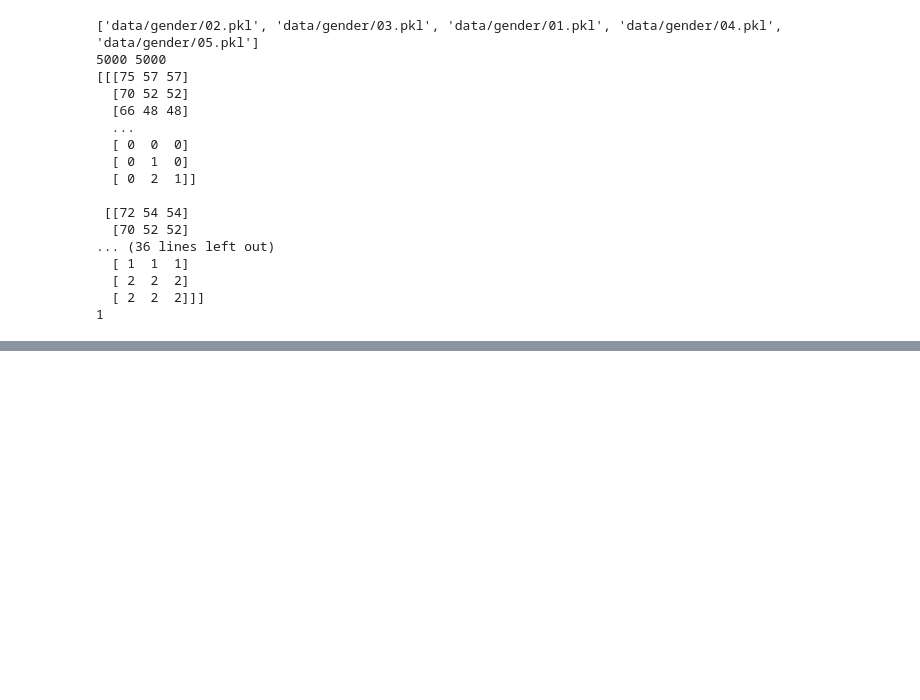
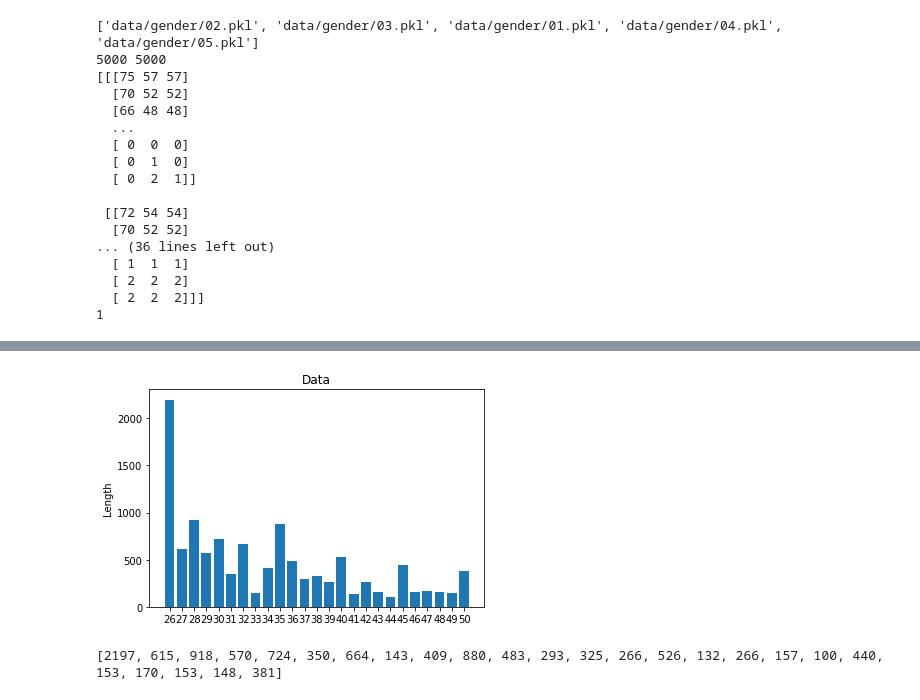
Before and after one commit to alvesmarcos/DL-Character-Description, a Jupyter notebook: Preprocessing.ipynb, the cells around one changed output, grey strips where cells are left out. Cells and saved outputs as stored; diff of their text form; code cells hidden in the pictures; blank space fills up the shorter version.

```diff
--- a/Preprocessing.ipynb
+++ b/Preprocessing.ipynb
@@ -125,0 +170,6 @@ print(count)
+# %%
+describe_data(tuple([i for i in range(26,51)]), count[25:50])
+print(count[25:50])
+# %% [output]
+[figure, added]
+[2197, 615, 918, 570, 724, 350, 664, 143, 409, 880, 483, 293, 325, 266, 526, 132, 266, 157, 100, 440, 153, 170, 153, 148, 381]
```
Also changed, not shown: parts of 11 cells of this notebook, 1 other file.
